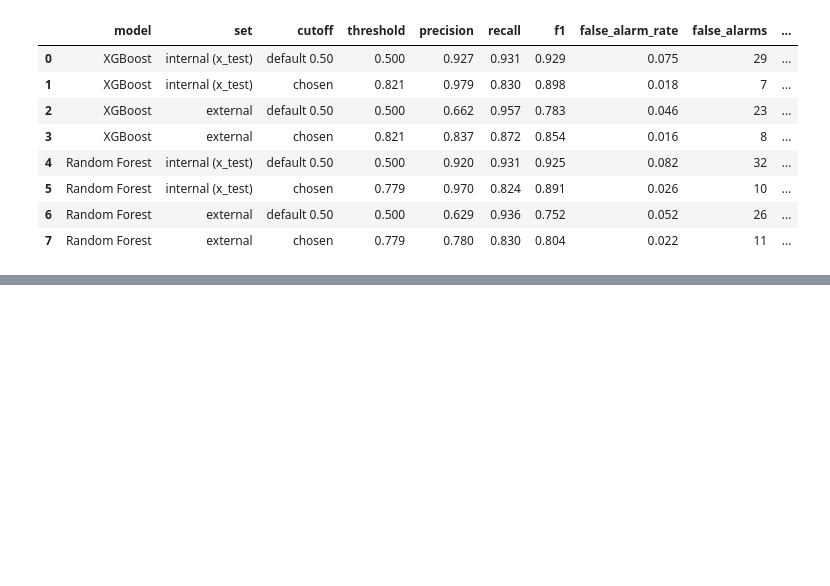
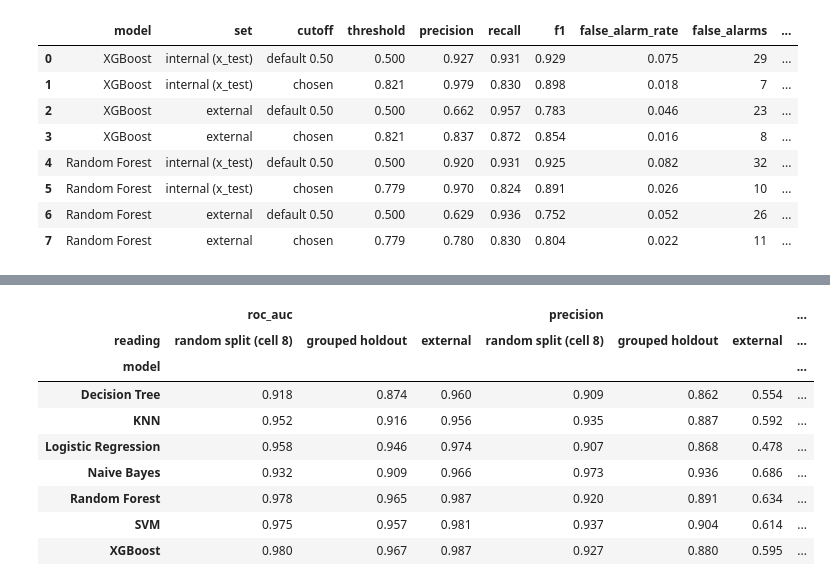
Before and after one commit to omarwhadidi/SSTI-detection-using-ML, a Jupyter notebook: model_evaluation/Model_evaluation.ipynb, the cells around one changed output, grey strips where cells are left out. Saved outputs shown, nothing was run; the diff lists cells and outputs as text; code cells hidden in the pictures; blank space fills up the shorter version.

```diff
--- a/model_evaluation/Model_evaluation.ipynb
+++ b/model_evaluation/Model_evaluation.ipynb
@@ -813,0 +572,21 @@ display(JSON(group_manifest,expanded=False))
+# %%
+# Comparison table. Read each model left to right:
+#   random split -> grouped holdout : how much the random split flattered it
+#   external                        : the honest picture (only ~9% attacks,
+#                                     so precision drops here first)
+order = ["random split (cell 8)", "grouped holdout", "external"]
+table = comparison.pivot(index="model", columns="reading",
+                         values=["roc_auc", "precision", "recall", "false_alarms"])
+table = table.reindex(columns=order, level="reading")
+table.round(3)
+# %% [output]
+|  | roc_auc |  |  | precision |  |  | ... |
+| reading | random split (cell 8) | grouped holdout | external | random split (cell 8) | grouped holdout | external | ... |
+| model |  |  |  |  |  |  | ... |
+| Decision Tree | 0.918 | 0.874 | 0.960 | 0.909 | 0.862 | 0.554 | ... |
+| KNN | 0.952 | 0.916 | 0.956 | 0.935 | 0.887 | 0.592 | ... |
+| Logistic Regression | 0.958 | 0.946 | 0.974 | 0.907 | 0.868 | 0.478 | ... |
+| Naive Bayes | 0.932 | 0.909 | 0.966 | 0.973 | 0.936 | 0.686 | ... |
+| Random Forest | 0.978 | 0.965 | 0.987 | 0.920 | 0.891 | 0.634 | ... |
+| SVM | 0.975 | 0.957 | 0.981 | 0.937 | 0.904 | 0.614 | ... |
+| XGBoost | 0.980 | 0.967 | 0.987 | 0.927 | 0.880 | 0.595 | ... |
```
Also changed, not shown: parts of 18 cells of this notebook, 4 other files.
